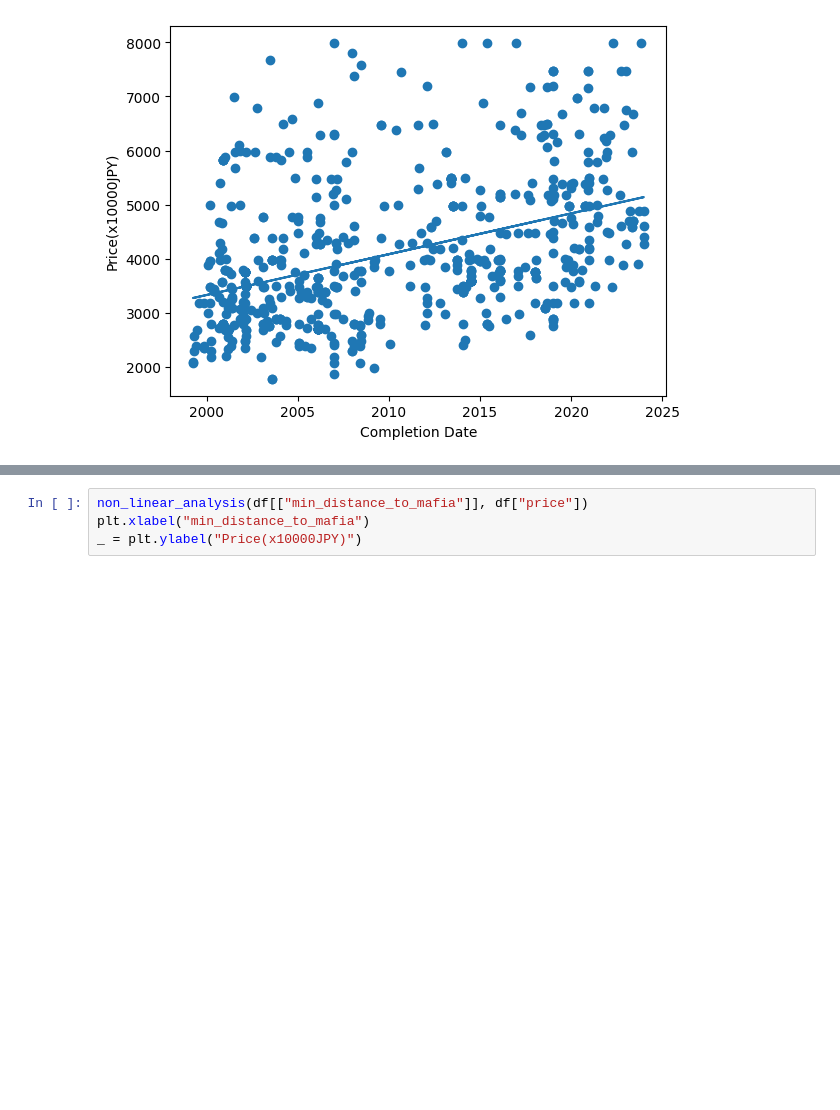
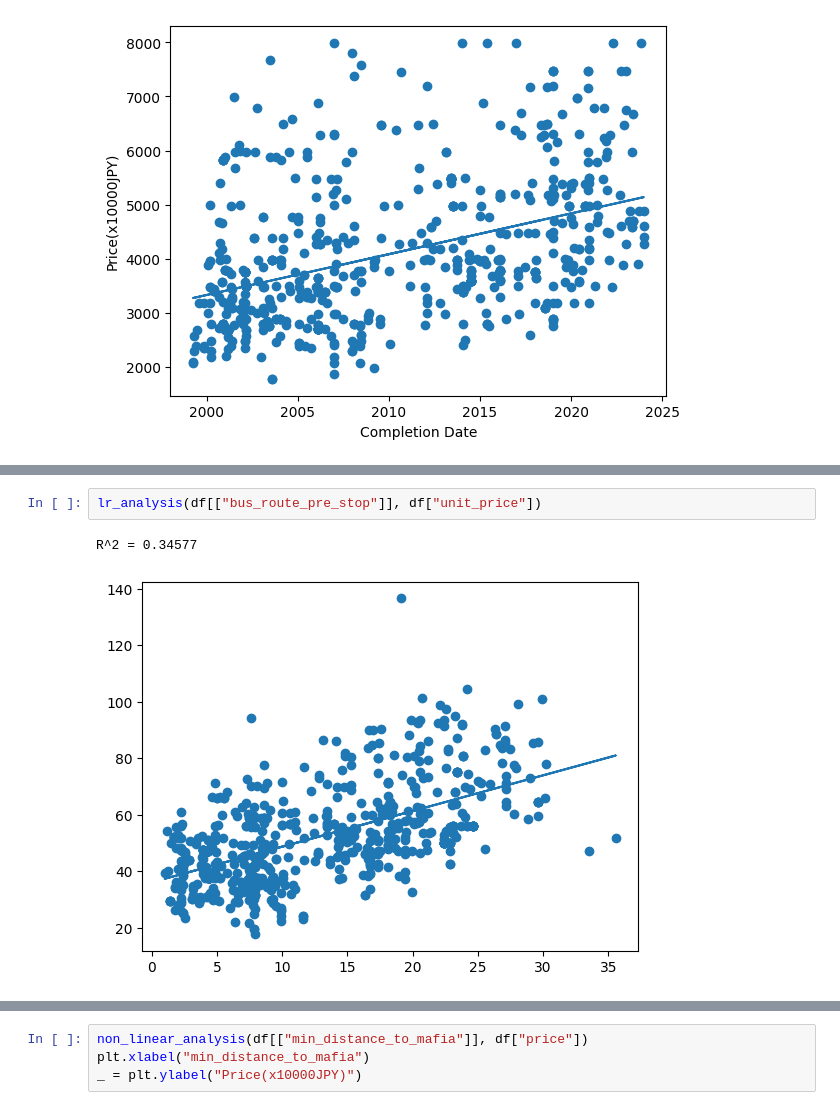
Before and after one commit to TsingJyujing/fudoumyouou, a Jupyter notebook: EDA.ipynb, the cells around one changed output, grey strips where cells are left out. Cells and saved outputs as stored; diff of their text form; blank space fills up the shorter version.

```diff
--- a/EDA.ipynb
+++ b/EDA.ipynb
@@ -80,0 +86,5 @@ R^2 = 0.17665
+# %%
+lr_analysis(df[["bus_route_pre_stop"]], df["unit_price"])
+# %% [output]
+R^2 = 0.34577
+[figure, added]
```
Also changed, not shown: parts of 11 cells of this notebook, 11 other files.
